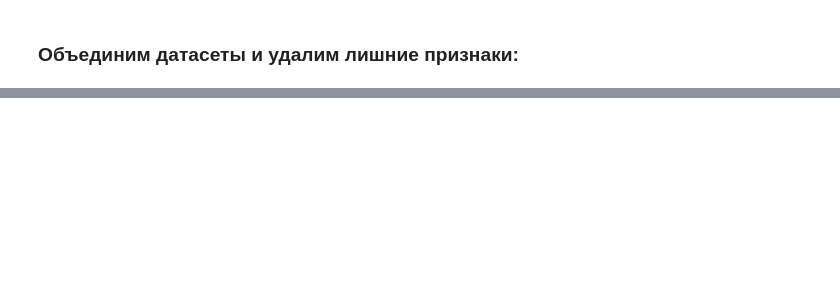
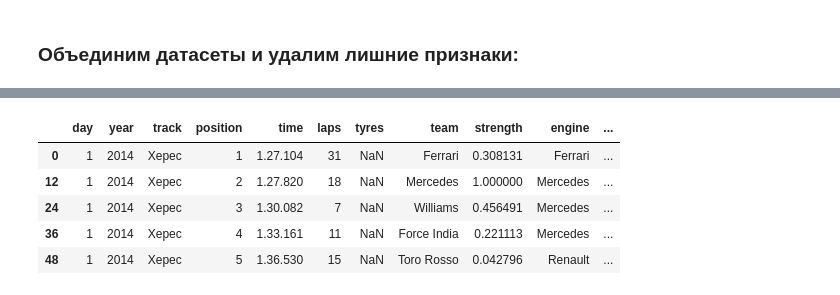
Before and after one commit to AndrewLrrr/f1-guru, a Jupyter notebook: f1-guru.ipynb, the cells around one changed output, grey strips where cells are left out. Cells and saved outputs as stored; diff of their text form; code cells hidden in the pictures; blank space fills up the shorter version.

```diff
--- a/f1-guru.ipynb
+++ b/f1-guru.ipynb
@@ -515,0 +592,9 @@ memory usage: 2.4+ KB
+# %%
+df_testing_merged.head()
+# %% [output]
+|  | day | year | track | position | time | laps | tyres | team | strength | engine | ... |
+| 0 | 1 | 2014 | Херес | 1 | 1.27.104 | 31 | NaN | Ferrari | 0.308131 | Ferrari | ... |
+| 12 | 1 | 2014 | Херес | 2 | 1.27.820 | 18 | NaN | Mercedes | 1.000000 | Mercedes | ... |
+| 24 | 1 | 2014 | Херес | 3 | 1.30.082 | 7 | NaN | Williams | 0.456491 | Mercedes | ... |
+| 36 | 1 | 2014 | Херес | 4 | 1.33.161 | 11 | NaN | Force India | 0.221113 | Mercedes | ... |
+| 48 | 1 | 2014 | Херес | 5 | 1.36.530 | 15 | NaN | Toro Rosso | 0.042796 | Renault | ... |
```
Also changed, not shown: parts of 16 cells of this notebook.
